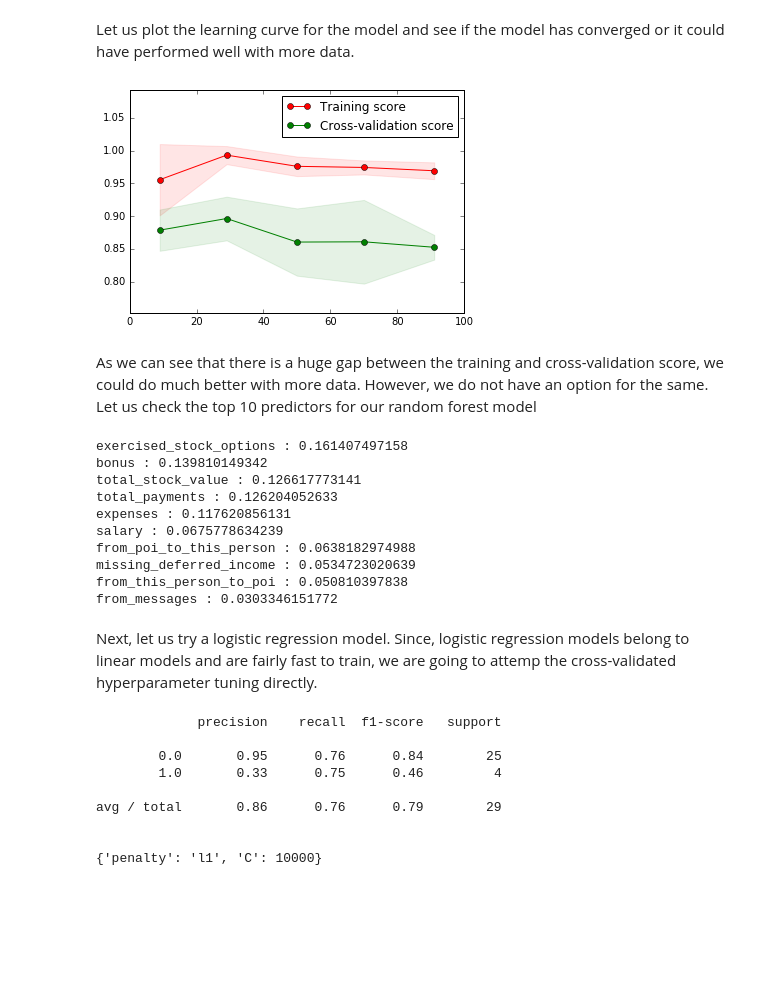
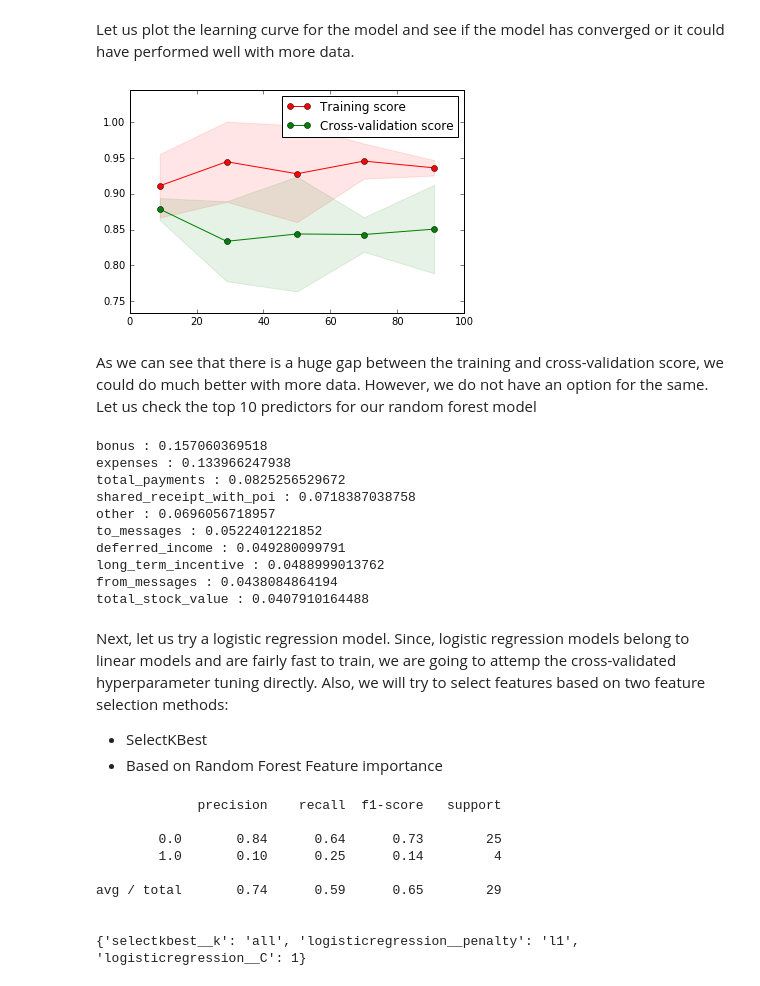
Before and after one commit to prasunsrivastava/EnronFraud-udacity-ml, a Jupyter notebook: Model Selection.ipynb, the cells around one changed output. Saved outputs shown, nothing was run; the diff lists cells and outputs as text; code cells hidden in the pictures; blank space fills up the shorter version.

Commit message:
Updated modeling with Feature Selection

```diff
--- a/Model Selection.ipynb
+++ b/Model Selection.ipynb
@@ -50,0 +55,5 @@ finance_features = ['salary',
+# %%
+outliers = ['TOTAL', 'THE TRAVEL AGENCY IN THE PARK']
+
+for outlier in outliers:
+    data_dict.pop(outlier, 0)
@@ -66,14 +74,11 @@ features_list = [target_label] + features_list
-# %%
-outliers = ['TOTAL', 'THE TRAVEL AGENCY IN THE PARK']
-
-for outlier in outliers:
-    my_data.pop(outlier, 0)
 # %% [markdown]
 #### Data Preparation
 # %%
 data = featureFormat(my_data, features_list)
 # %%
 y, X = targetFeatureSplit(data)
+# %%
+X, y = np.array(X), np.array(y)
 # %%
 from sklearn.cross_validation import train_test_split
 
@@ -106,11 +111,11 @@ Also, we will optimize over below parameters:
 * min_samples_leaf - This is the number of samples at a leaf node.
 * class_weight - Required as the data is imbalanced. We will use 'balanced' as our parameter.
 # %%
-dt_clf = DecisionTreeClassifier(random_state=2016)
+dt_clf = DecisionTreeClassifier(random_state=42)
 
 criteria = ['gini', 'entropy']
 max_depth = [1, 3, 5, 7]
-max_features = [5, 6, 10, 20, 39]
+max_features = [5, 6, 10, 20, len(features_list)-1]
 min_samples_leaf = [1, 3, 5]
 class_weight = ['balanced']
 
@@ -120,7 +125,7 @@ param_grid = {'criterion': criteria,
               'min_samples_leaf': min_samples_leaf,
               'class_weight': class_weight}
 
-estimator_dt = GridSearchCV(dt_clf, param_grid, cv=5)
+estimator_dt = GridSearchCV(dt_clf, param_grid, cv=5, scoring='f1_macro')
 
 estimator_dt.fit(X_train, y_train)
 
@@ -243,14 +248,14 @@ def plot_learning_curve(train_sizes, train_scores, validation_scores):
     plt.legend(loc="best")
 # %%
 training_sizes, training_score, validation_score = learning_curve(RandomForestClassifier(class_weight='balanced',
-                                                                                          max_features=10,
-                                                                                          min_samples_leaf=3,
-                                                                                          n_estimators=10),
-                                                                  X_train, y_train, cv=5)
+                                                                max_features=rf_estimator.best_params_['max_features'],
+                                                                min_samples_leaf=rf_estimator.best_params_['min_samples_leaf'],
+                                                                n_estimators=rf_estimator.best_params_['n_estimators']),
+                                                              X_train, y_train, cv=5)
 
 plot_learning_curve(training_sizes, training_score, validation_score)
 # %% [output]
-[figure, old version]
+[figure, new version]
 # %% [markdown]
 As we can see that there is a huge gap between the training and cross-validation score, we could do much better with more data. However, we do not have an option for the same. Let us check the top 10 predictors for our random forest model
 # %%
@@ -262,38 +267,47 @@ features = features_list[1:]
 for feature, importance in zip(np.array(features)[idx], rf_estimator.best_estimator_.feature_importances_[idx]):
     print feature, ':', importance
 # %% [output]
-exercised_stock_options : 0.161407497158
-bonus : 0.139810149342
-total_stock_value : 0.126617773141
-total_payments : 0.126204052633
-expenses : 0.117620856131
-salary : 0.0675778634239
-from_poi_to_this_person : 0.0638182974988
-missing_deferred_income : 0.0534723020639
-from_this_person_to_poi : 0.050810397838
-from_messages : 0.0303346151772
+bonus : 0.157060369518
+expenses : 0.133966247938
+total_payments : 0.0825256529672
+shared_receipt_with_poi : 0.0718387038758
+other : 0.0696056718957
+to_messages : 0.0522401221852
+deferred_income : 0.049280099791
+long_term_incentive : 0.0488999013762
+from_messages : 0.0438084864194
+total_stock_value : 0.0407910164488
 # %% [markdown]
-Next, let us try a logistic regression model. Since, logistic regression models belong to linear models and are fairly fast to train, we are going to attemp the cross-validated hyperparameter tuning directly.
+Next, let us try a logistic regression model. Since, logistic regression models belong to linear models and are fairly fast to train, we are going to attemp the cross-validated hyperparameter tuning directly. Also, we will try to select features based on two feature selection methods:
+
+- SelectKBest
+- Based on Random Forest Feature importance
 # %%
-clf_lr = LogisticRegression(random_state=42, class_weight='balanced')
+# Logistic Regression with SelectKBest as the feature Selector
+
+pipe_selectk_lr = make_pipeline(StandardScaler(),
+                                SelectKBest(),
+                                LogisticRegression(random_state=42, class_weight='balanced'))
 
 C = [10**num for num in range(-6, 6)]
-param_grid = {'C':C, 'penalty':['l1', 'l2']}
+param_grid_selectk = {'selectkbest__k': [5, 6, 10, 12, 15, 20, "all"],
+                      'logisticregression__C':C,
+                      'logisticregression__penalty':['l2', 'l1']}
 
-estimator_lr = GridSearchCV(clf_lr, param_grid, cv=10, scoring='f1_macro')
+estimator_selectk_lr = GridSearchCV(pipe_selectk_lr, param_grid_selectk, cv=10, scoring='f1_macro')
 
-estimator_lr.fit(X_train, y_train)
+estimator_selectk_lr.fit(X_train, y_train)
 
-print classification_report(y_test, estimator_lr.predict(X_test))
+print classification_report(y_test, estimator_selectk_lr.predict(X_test))
 print
-print estimator_lr.best_params_
+print estimator_selectk_lr.best_params_
 # %% [output]
              precision    recall  f1-score   support
 
-        0.0       0.95      0.76      0.84        25
-        1.0       0.33      0.75      0.46         4
+        0.0       0.84      0.64      0.73        25
+        1.0       0.10      0.25      0.14         4
 
-avg / total       0.86      0.76      0.79        29
+avg / total       0.74      0.59      0.65        29
 
 
-{'penalty': 'l1', 'C': 10000}
+{'selectkbest__k': 'all', 'logisticregression__penalty': 'l1', 'logisticregression__C': 1}
```
Also changed, not shown: parts of 23 cells of this notebook, 6 other files.
